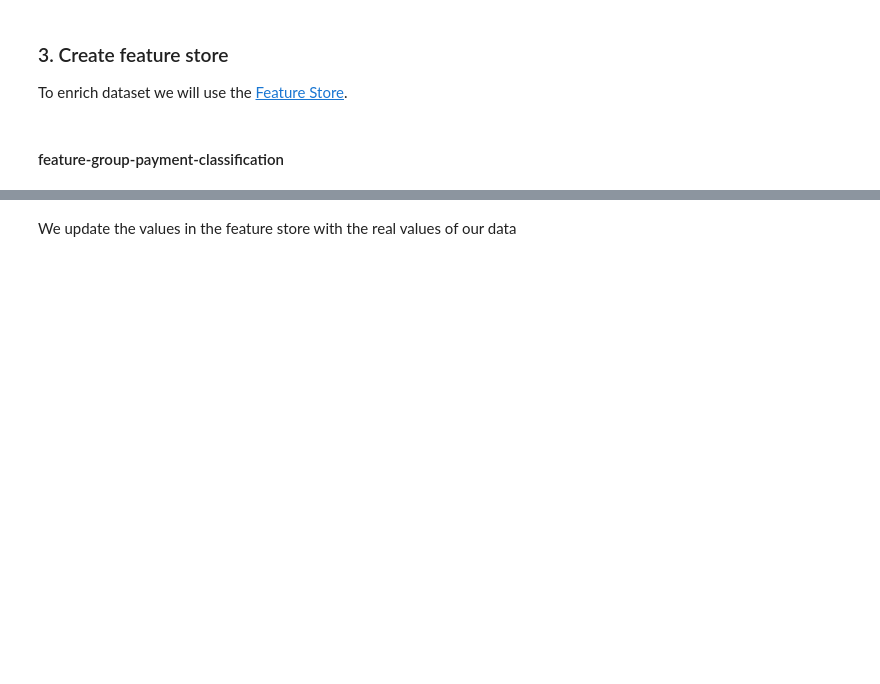
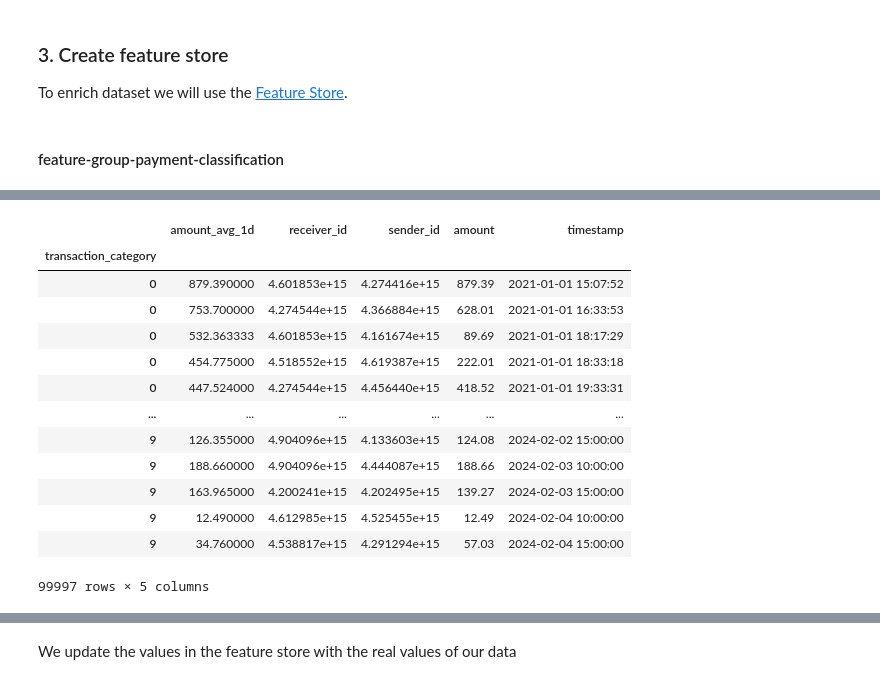
Before and after one commit to mlrun/demo-sagemaker, a Jupyter notebook: financial_payment_classification_v2.ipynb, the cells around one changed output, grey strips where cells are left out. Drawn from its saved outputs; the diff is of its cells as text; code cells hidden in the pictures; blank space fills up the shorter version.

```diff
--- a/financial_payment_classification_v2.ipynb
+++ b/financial_payment_classification_v2.ipynb
@@ -336,0 +287,17 @@ extended_transactions_set.plot(rankdir="LR", with_targets=True)
+# %%
+df_with_cat_avg
+# %% [output]
+|  | amount_avg_1d | receiver_id | sender_id | amount | timestamp |
+| transaction_category |  |  |  |  |  |
+| 0 | 879.390000 | 4.601853e+15 | 4.274416e+15 | 879.39 | 2021-01-01 15:07:52 |
+| 0 | 753.700000 | 4.274544e+15 | 4.366884e+15 | 628.01 | 2021-01-01 16:33:53 |
+| 0 | 532.363333 | 4.601853e+15 | 4.161674e+15 | 89.69 | 2021-01-01 18:17:29 |
+| 0 | 454.775000 | 4.518552e+15 | 4.619387e+15 | 222.01 | 2021-01-01 18:33:18 |
+| 0 | 447.524000 | 4.274544e+15 | 4.456440e+15 | 418.52 | 2021-01-01 19:33:31 |
+| ... | ... | ... | ... | ... | ... |
+| 9 | 126.355000 | 4.904096e+15 | 4.133603e+15 | 124.08 | 2024-02-02 15:00:00 |
+| 9 | 188.660000 | 4.904096e+15 | 4.444087e+15 | 188.66 | 2024-02-03 10:00:00 |
+| 9 | 163.965000 | 4.200241e+15 | 4.202495e+15 | 139.27 | 2024-02-03 15:00:00 |
+| 9 | 12.490000 | 4.612985e+15 | 4.525455e+15 | 12.49 | 2024-02-04 10:00:00 |
+| 9 | 34.760000 | 4.538817e+15 | 4.291294e+15 | 57.03 | 2024-02-04 15:00:00 |
+99997 rows × 5 columns
```
Also changed, not shown: parts of 13 cells of this notebook, 2 other files.
